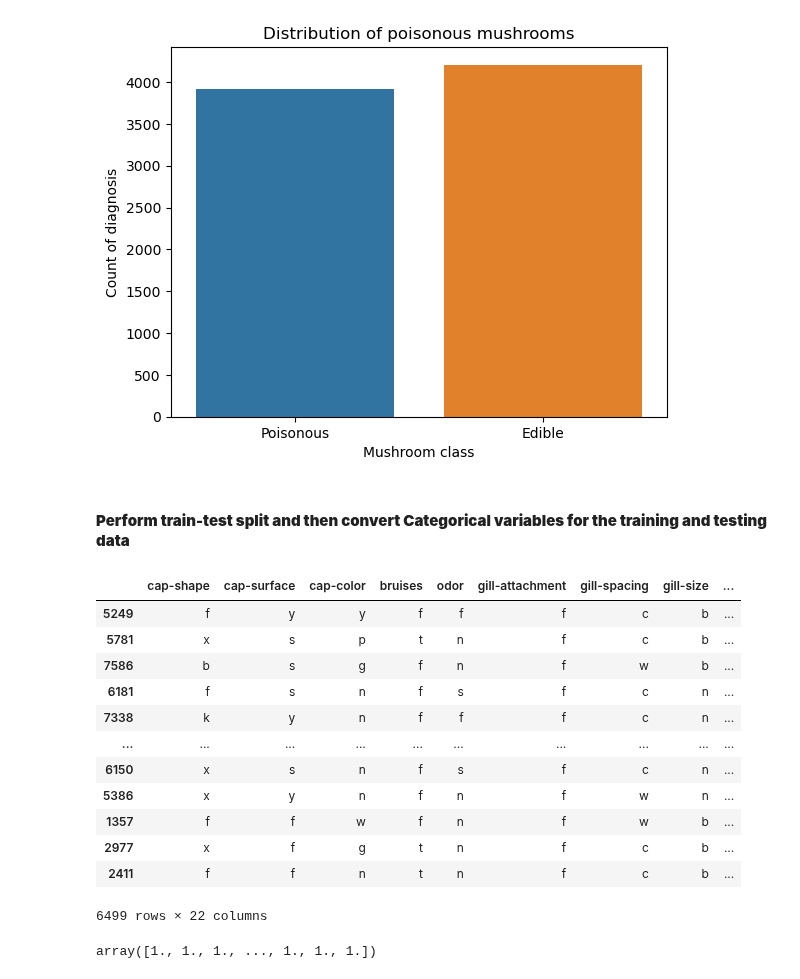
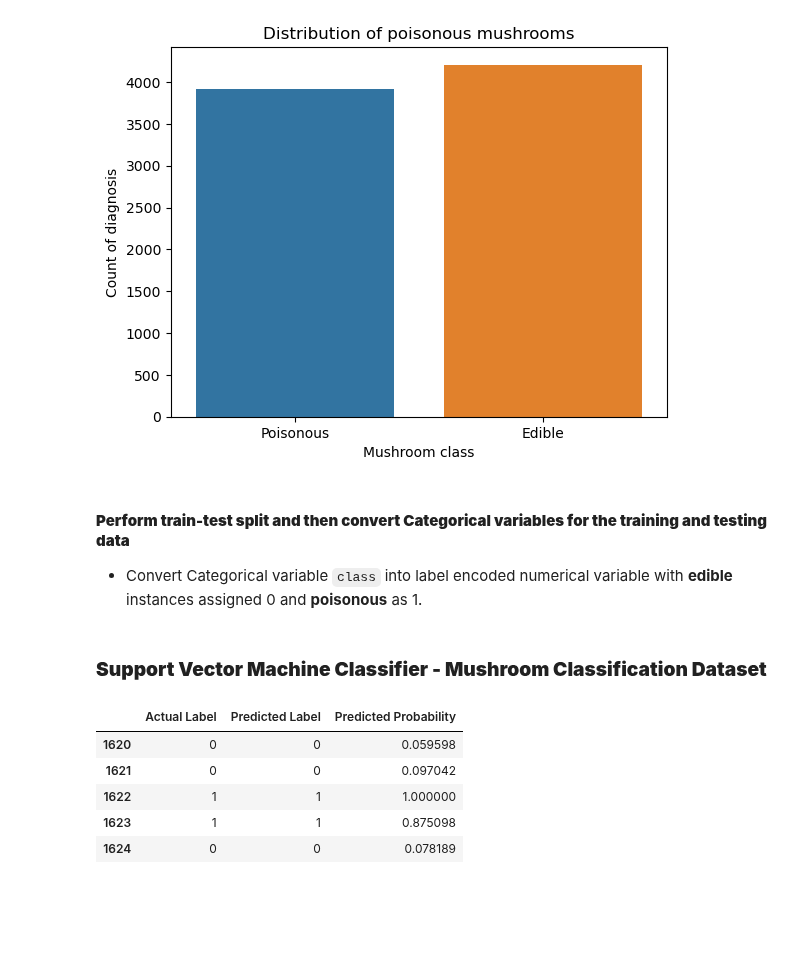
Before and after one commit to aninditadash/Introduction_to_machine_learning, a Jupyter notebook: supervised_learning/Classification/3.SL_Classification_DT_RT_SVM.ipynb, the cells around one changed output. Drawn from its saved outputs; the diff is of its cells as text; code cells hidden in the pictures; blank space fills up the shorter version.

```diff
--- a/supervised_learning/Classification/3.SL_Classification_DT_RT_SVM.ipynb
+++ b/supervised_learning/Classification/3.SL_Classification_DT_RT_SVM.ipynb
@@ -781,6 +782,8 @@ plt.show()
 [figure]
 # %% [markdown]
 #### __Perform train-test split and then convert Categorical variables for the training and testing data__
+
+- Convert Categorical variable `class` into label encoded numerical variable with __edible__ instances assigned 0 and __poisonous__ as 1.
 # %%
 # Split data into feature(X) and target(y)
 X = df.drop("class", axis=1)
@@ -802,20 +799,36 @@ y_test_encoded = label_encoder.transform(y_test)
-# %%
-X_train
-# %% [output]
-|  | cap-shape | cap-surface | cap-color | bruises | odor | gill-attachment | gill-spacing | gill-size | ... |
-| 5249 | f | y | y | f | f | f | c | b | ... |
-| 5781 | x | s | p | t | n | f | c | b | ... |
-| 7586 | b | s | g | f | n | f | w | b | ... |
-| 6181 | f | s | n | f | s | f | c | n | ... |
-| 7338 | k | y | n | f | f | f | c | n | ... |
-| ... | ... | ... | ... | ... | ... | ... | ... | ... | ... |
-| 6150 | x | s | n | f | s | f | c | n | ... |
-| 5386 | x | y | n | f | n | f | w | n | ... |
-| 1357 | f | f | w | f | n | f | w | b | ... |
-| 2977 | x | f | g | t | n | f | c | b | ... |
-| 2411 | f | f | n | t | n | f | c | b | ... |
-6499 rows × 22 columns
-# %%
-X_train_encoded[:,5]
-# %% [output]
-array([1., 1., 1., ..., 1., 1., 1.])
+# %% [markdown]
+### __Support Vector Machine Classifier - Mushroom Classification Dataset__
+# %%
+C = 1.0
+
+# Create a pipeline with a standard scaler and an SVM classifier
+pipeline_svm = Pipeline([
+    ('ordinal', OrdinalEncoder()),                  # Ordinal encoder transforms categorical features data into numerical
+    ('scaler', StandardScaler()),                   # Standardize the data
+    ('svm', SVC(kernel='linear', C=C, probability=True, random_state=42)) # SVM classifier with probability estimates
+])
+
+# Train the pipeline on the training data
+pipeline_svm.fit(X_train, y_train)
+
+# Predict on the training and testing set
+y_pred_train_svm = pipeline_svm.predict(X_train)
+y_pred_test_svm = pipeline_svm.predict(X_test)
+
+# Predict probabilities for the test set
+y_pred_test_prob_svm = pipeline_svm.predict_proba(X_test)[:, 1]
+
+results_df_svm = pd.DataFrame({
+    'Actual Label': y_test,
+    'Predicted Label': y_pred_test_svm,
+    'Predicted Probability': y_pred_test_prob_svm
+})
+
+results_df_svm.tail()
+# %% [output]
+|  | Actual Label | Predicted Label | Predicted Probability |
+| 1620 | 0 | 0 | 0.059598 |
+| 1621 | 0 | 0 | 0.097042 |
+| 1622 | 1 | 1 | 1.000000 |
+| 1623 | 1 | 1 | 0.875098 |
+| 1624 | 0 | 0 | 0.078189 |
```
Also changed, not shown: parts of 12 cells of this notebook, 3 other files.
